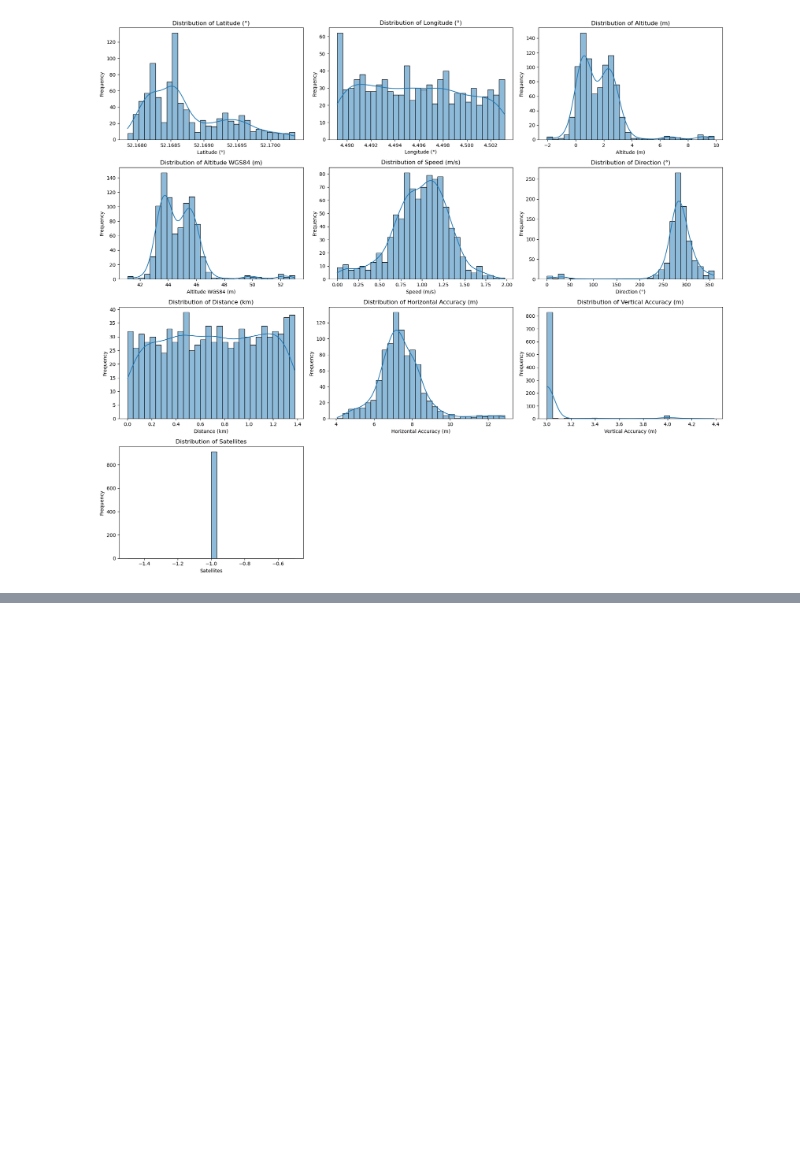
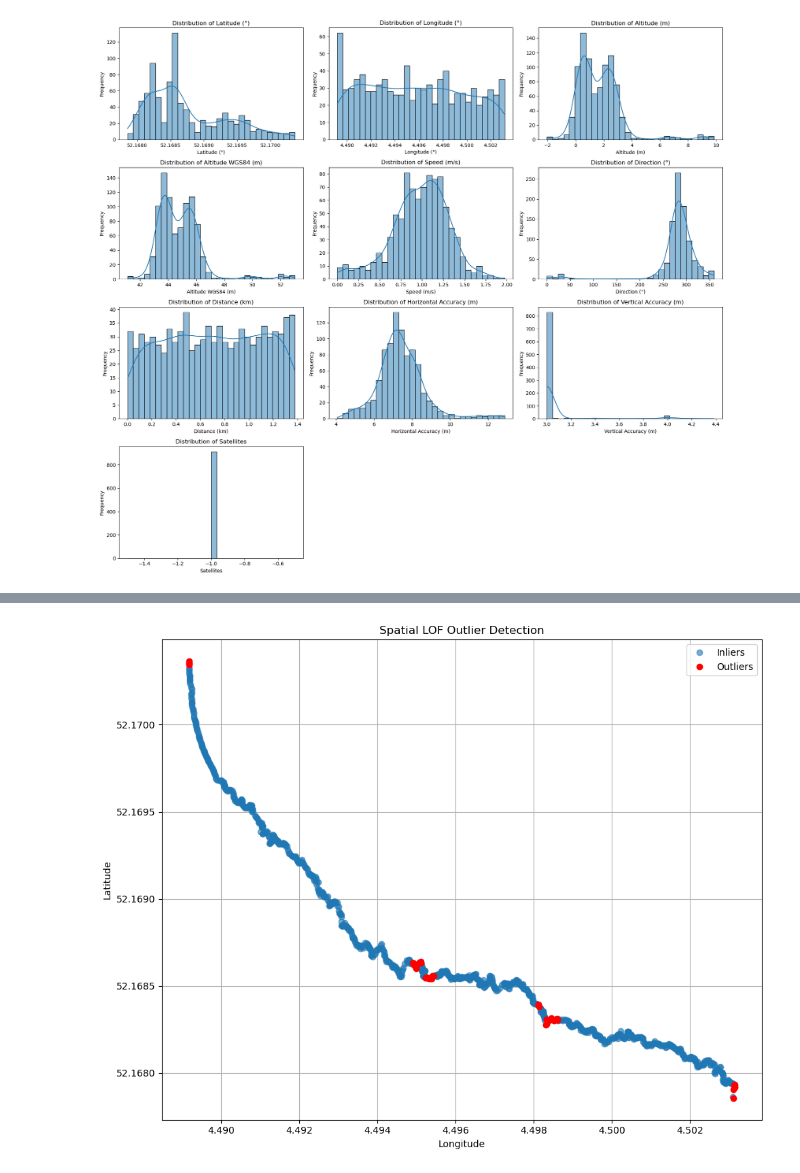
Before and after one commit to Babur-Jihanshahi/MLQS_2025, a Jupyter notebook: OutlierDetection.ipynb, the cells around one changed output, grey strips where cells are left out. Drawn from its saved outputs; the diff is of its cells as text; code cells hidden in the pictures; blank space fills up the shorter version.

Commit message:
Outlier detection finished for Week 1

```diff
--- a/OutlierDetection.ipynb
+++ b/OutlierDetection.ipynb
@@ -122,3 +144,33 @@ y_pred = lof.fit_predict(X)
 # -1 for outliers, 1 for inliers
 X["LOF_Score"] = lof.negative_outlier_factor_
 X["Outlier"] = y_pred
+# %%
+# Extract Latitude and Longitude
+spatial_data = gps_data[['Latitude (°)', 'Longitude (°)']].dropna()
+
+# Run LOF
+lof = LocalOutlierFactor(n_neighbors=20, contamination=0.05)
+outlier_flags = lof.fit_predict(spatial_data)
+
+# Add outlier flag to dataframe
+spatial_data = spatial_data.copy()
+spatial_data['Outlier'] = outlier_flags
+
+# Plotting
+plt.figure(figsize=(10, 8))
+inliers = spatial_data[spatial_data['Outlier'] == 1]
+outliers = spatial_data[spatial_data['Outlier'] == -1]
+
+plt.plot(inliers['Longitude (°)'], inliers['Latitude (°)'], 'o', label='Inliers', alpha=0.6)
+plt.plot(outliers['Longitude (°)'], outliers['Latitude (°)'], 'ro', label='Outliers')
+
+plt.xlabel('Longitude')
+plt.ylabel('Latitude')
+plt.title('Spatial LOF Outlier Detection')
+plt.legend()
+plt.grid(True)
+plt.tight_layout()
+plt.savefig("LOF_Spatial_Outliers.png", dpi=300)
+plt.show()
+# %% [output]
+[figure, added]
```
Also changed, not shown: parts of 9 cells of this notebook.
